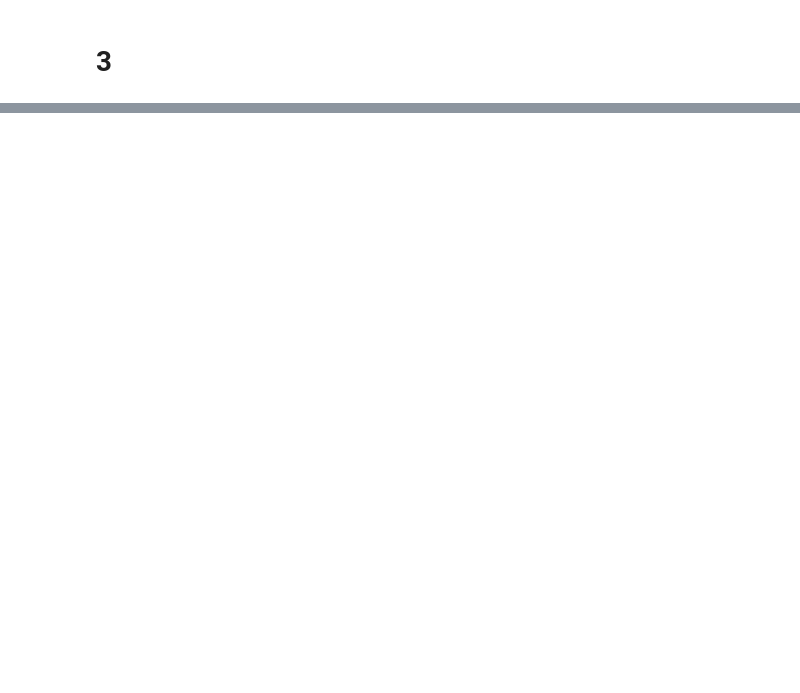
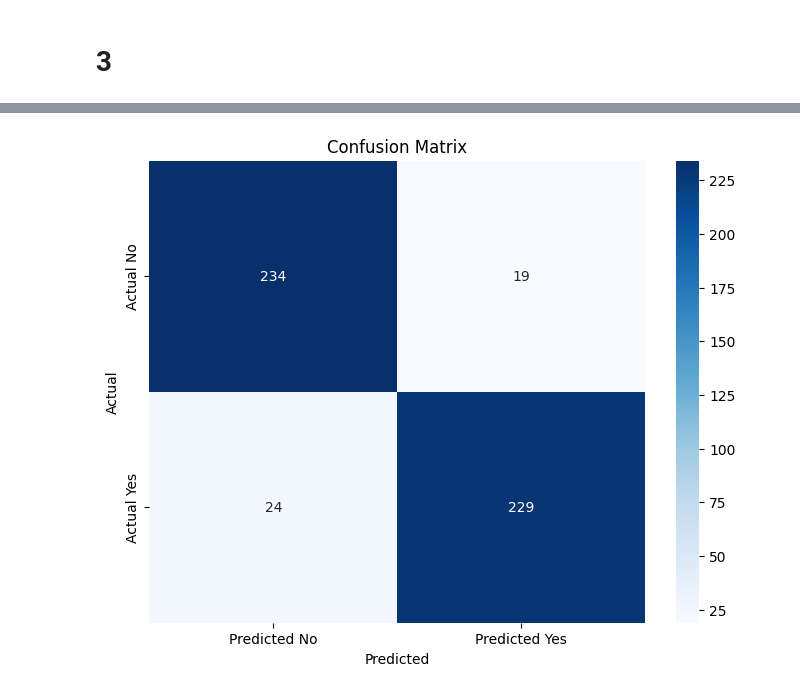
Before and after one commit to mhleethomas/Problem-Set-2, a Jupyter notebook: problem_set_2.ipynb, the cells around one changed output, grey strips where cells are left out. Cells and saved outputs as stored; diff of their text form; code cells hidden in the pictures; blank space fills up the shorter version.

```diff
--- a/problem_set_2.ipynb
+++ b/problem_set_2.ipynb
@@ -281,0 +412,65 @@ The non-student borrower would need to make an income of $-207180.78 to have a 9
+# %%
+# Predict the probabilities for the entire dataset
+X = sm.add_constant(data[predictors])
+y_true = data['crim_above_median']
+y_prob = multiple_model.predict(X)
+
+# Classify each observation based on the threshold of 0.5
+y_pred = (y_prob > 0.5).astype(int)
+
+# Compute the confusion matrix
+conf_matrix = confusion_matrix(y_true, y_pred)
+
+# Calculate accuracy
+accuracy = accuracy_score(y_true, y_pred)
+
+# Calculate balanced accuracy
+balanced_acc = balanced_accuracy_score(y_true, y_pred)
+
+# Calculate false positives (FP) and false positive rate (FPR)
+FP = conf_matrix[0, 1]
+TN = conf_matrix[0, 0]
+FPR = FP / (FP + TN)
+
+# Plot the confusion matrix with labels
+plt.figure(figsize=(8, 6))
+sns.heatmap(conf_matrix, annot=True, fmt='d', cmap='Blues', xticklabels=['Predicted No', 'Predicted Yes'], yticklabels=['Actual No', 'Actual Yes'])
+plt.xlabel('Predicted')
+plt.ylabel('Actual')
+plt.title('Confusion Matrix')
+plt.show()
+
+print(f"\nAccuracy: {accuracy:.4f}")
+print(f"Balanced Accuracy: {balanced_acc:.4f}")
+print(f"False Positives (FP): {FP}")
+print(f"False Positive Rate (FPR): {FPR:.4f}")
+
+# Explanation of the confusion matrix
+print("\nExplanation of the Confusion Matrix:")
+print("The confusion matrix shows the counts of true positives (TP), true negatives (TN), false positives (FP), and false negatives (FN).")
+print("TP: Correctly predicted crime rate above the median.")
+print("TN: Correctly predicted crime rate below the median.")
+print("FP: Incorrectly predicted crime rate above the median (actually below).")
+print("FN: Incorrectly predicted crime rate below the median (actually above).")
+
+# Detailed explanation of the confusion matrix
+TP = conf_matrix[1, 1]
+FN = conf_matrix[1, 0]
+
+print(f"\nTrue Positives (TP): {TP}")
+print("These are the cases where the model correctly predicted the crime rate to be above the median.")
+
+print(f"\nTrue Negatives (TN): {TN}")
+print("These are the cases where the model correctly predicted the crime rate to be below the median.")
+
+print(f"\nFalse Positives (FP): {FP}")
+print("These are the cases where the model incorrectly predicted the crime rate to be above the median, but it was actually below the median. This is also known as a Type I error.")
+
+print(f"\nFalse Negatives (FN): {FN}")
+print("These are the cases where the model incorrectly predicted the crime rate to be below the median, but it was actually above the median. This is also known as a Type II error.")
+
+print("\nSummary of Mistakes:")
+print(f"The model made {FP} false positive(s) and {FN} false negative(s).")
+print(f"The false positive rate (FPR) is {FPR:.4f}, indicating the proportion of actual negatives that were incorrectly classified as positives.")
+# %% [output]
+[figure, added]
```
Also changed, not shown: parts of 22 cells of this notebook, 4 other files.
